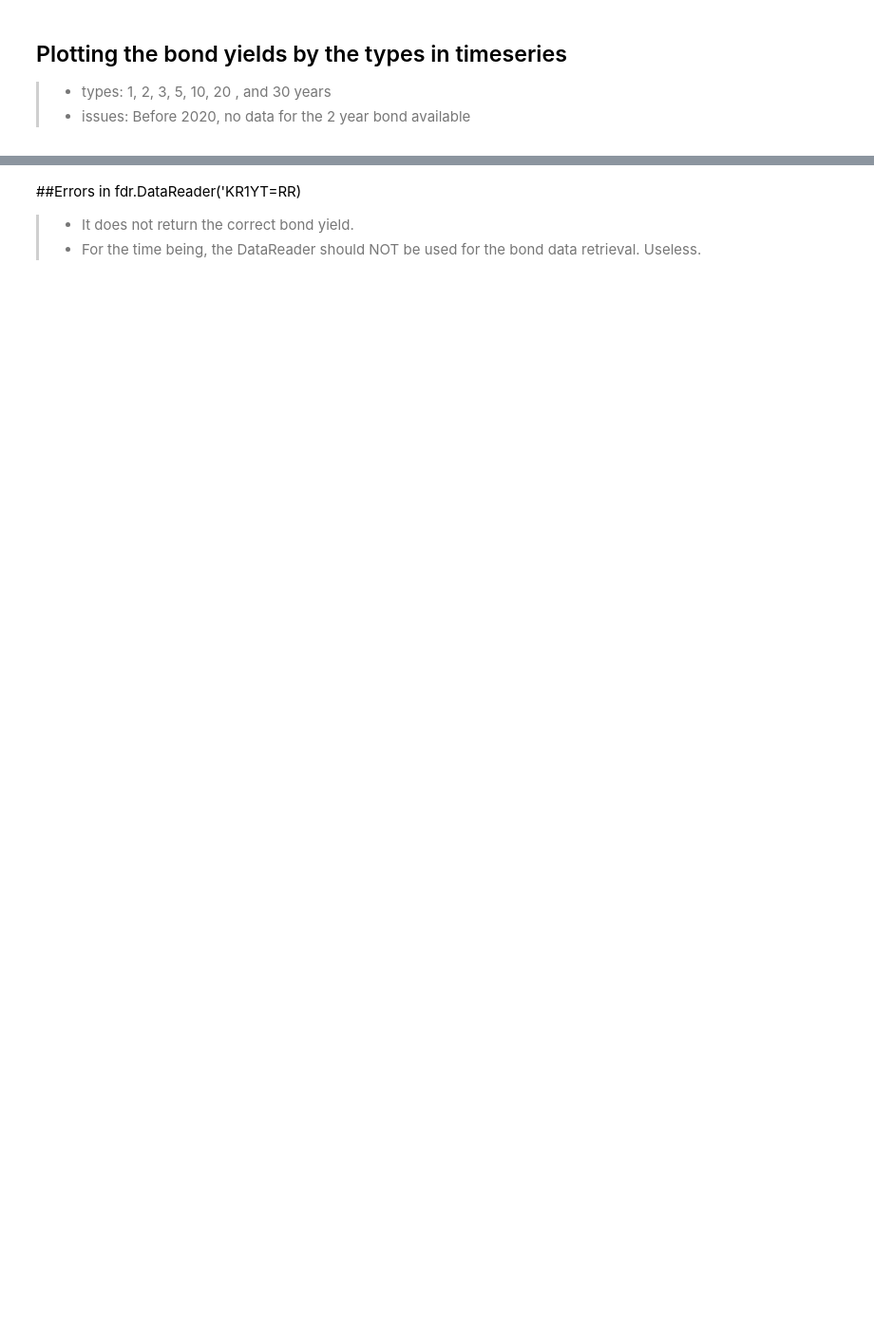
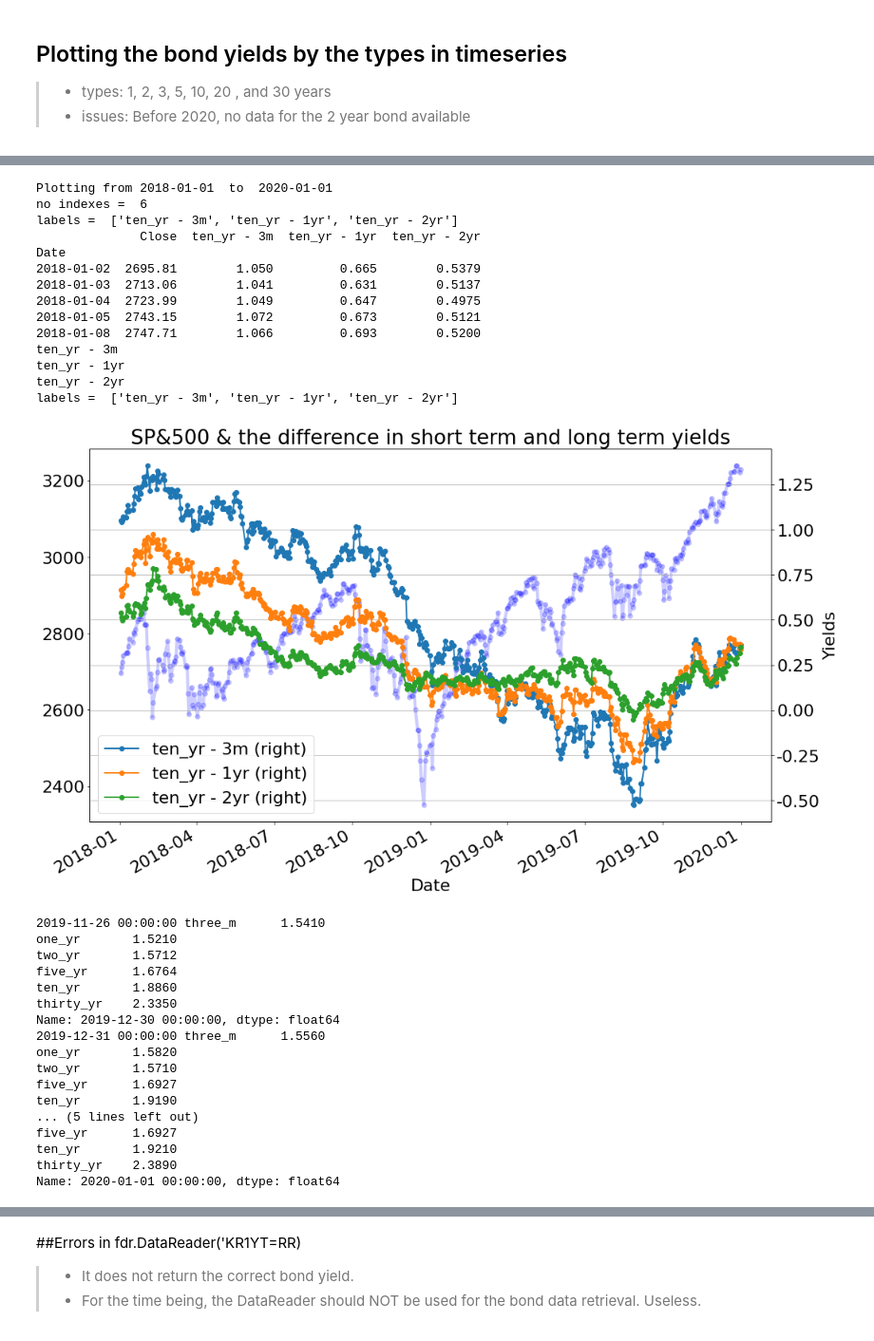
Before and after one commit to kimdesok/FinanceDataReader, a Jupyter notebook: BondYields.ipynb, the cells around one changed output, grey strips where cells are left out. Shown at 95% size. Drawn from its saved outputs; the diff is of its cells as text; code cells hidden in the pictures; blank space fills up the shorter version.

```diff
--- a/BondYields.ipynb
+++ b/BondYields.ipynb
@@ -295,0 +348,35 @@ def us_timeseries_bond_yield_graphs(start_date, end_date):
+# %%
+us_timeseries_bond_yield_graphs('2018-01-01',  '2020-01-01')
+# %% [output]
+Plotting from 2018-01-01  to  2020-01-01
+no indexes =  6
+labels =  ['ten_yr - 3m', 'ten_yr - 1yr', 'ten_yr - 2yr']
+              Close  ten_yr - 3m  ten_yr - 1yr  ten_yr - 2yr
+Date
+2018-01-02  2695.81        1.050         0.665        0.5379
+2018-01-03  2713.06        1.041         0.631        0.5137
+2018-01-04  2723.99        1.049         0.647        0.4975
+2018-01-05  2743.15        1.072         0.673        0.5121
+2018-01-08  2747.71        1.066         0.693        0.5200
+ten_yr - 3m
+ten_yr - 1yr
+ten_yr - 2yr
+labels =  ['ten_yr - 3m', 'ten_yr - 1yr', 'ten_yr - 2yr']
+[figure, added]
+2019-11-26 00:00:00 three_m      1.5410
+one_yr       1.5210
+two_yr       1.5712
+five_yr      1.6764
+ten_yr       1.8860
+thirty_yr    2.3350
+Name: 2019-12-30 00:00:00, dtype: float64
+2019-12-31 00:00:00 three_m      1.5560
+one_yr       1.5820
+two_yr       1.5710
+five_yr      1.6927
+ten_yr       1.9190
+... (5 lines left out)
+five_yr      1.6927
+ten_yr       1.9210
+thirty_yr    2.3890
+Name: 2020-01-01 00:00:00, dtype: float64
```
Also changed, not shown: parts of 14 cells of this notebook.
